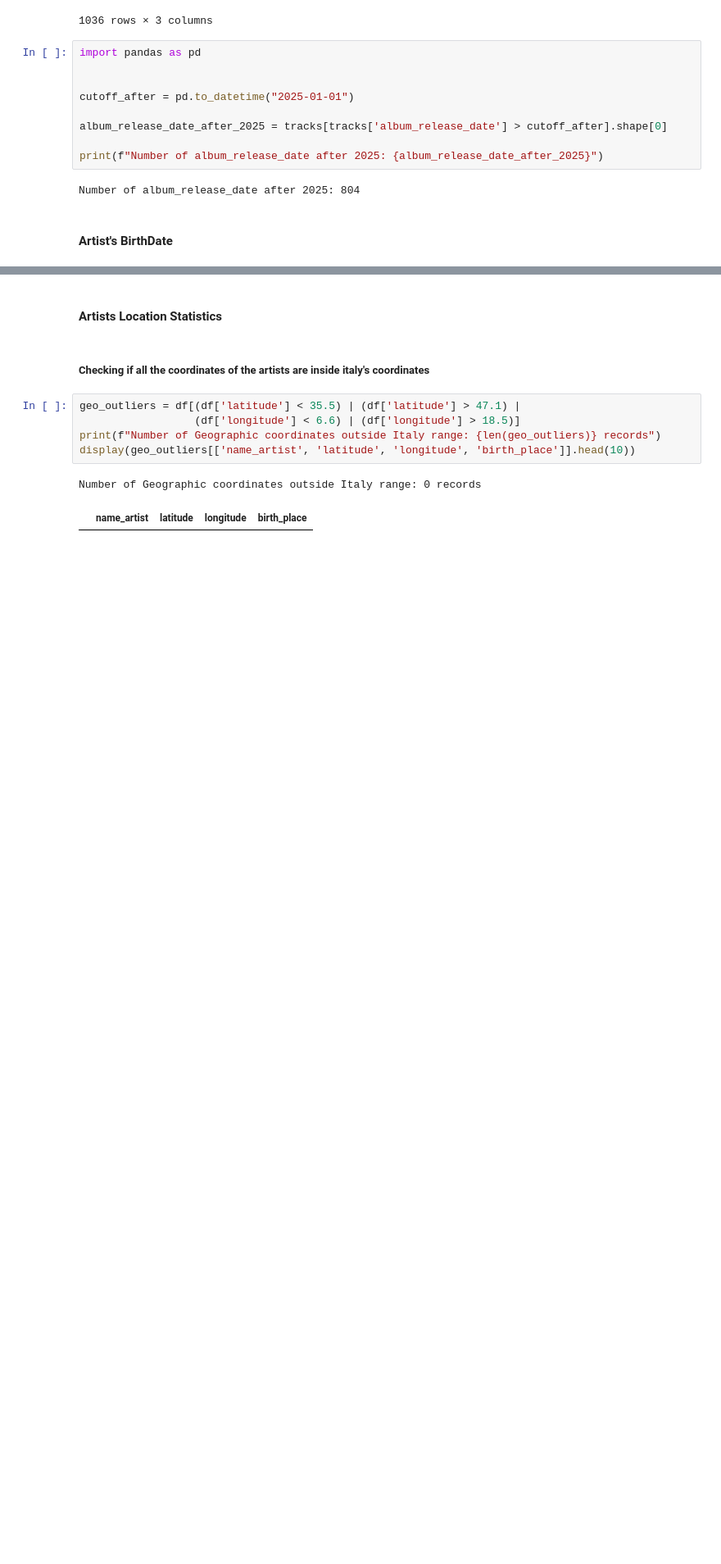
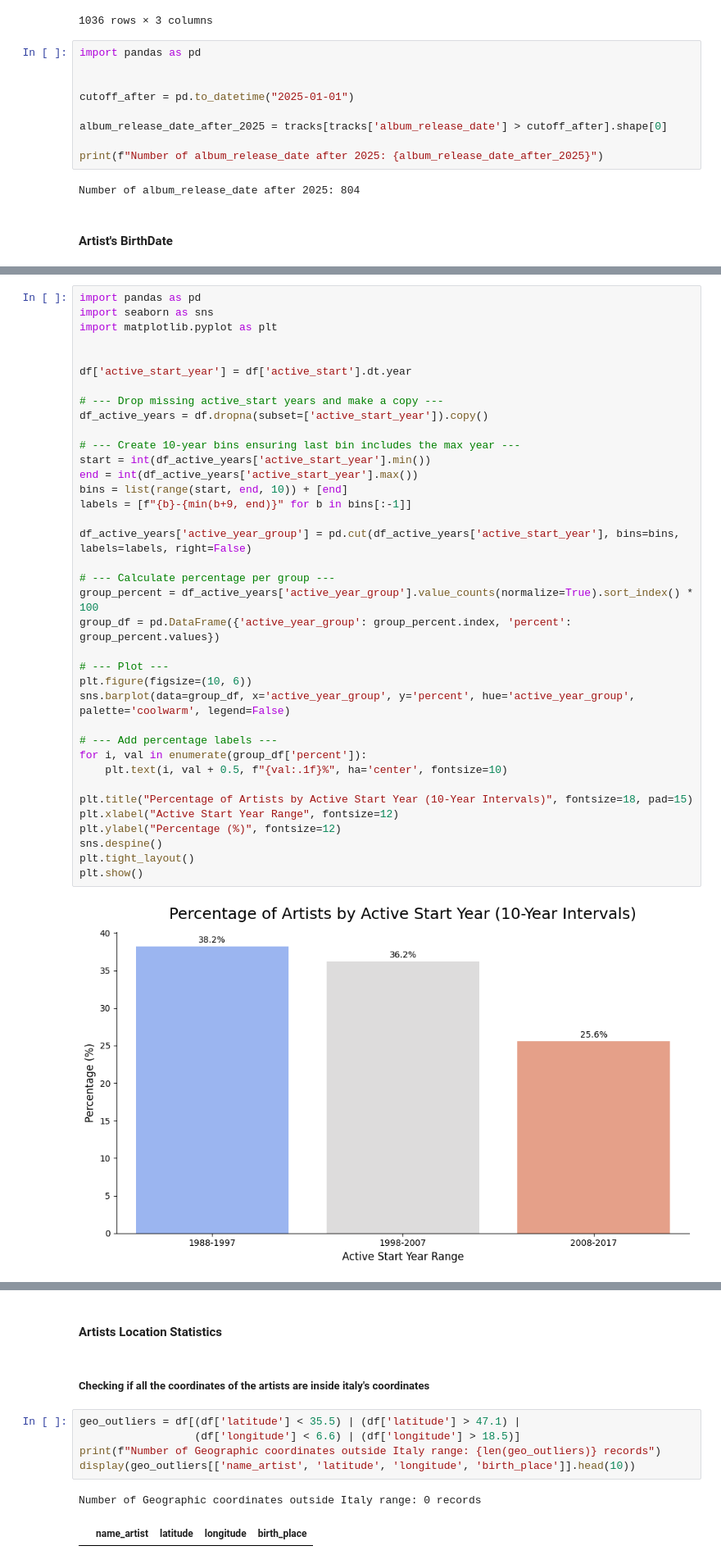
Before and after one commit to MichelaFaella/data_mining_project, a Jupyter notebook: mary.ipynb, the cells around one changed output, grey strips where cells are left out. Shown at 82% size. Cells and saved outputs as stored; diff of their text form; blank space fills up the shorter version.

```diff
--- a/mary.ipynb
+++ b/mary.ipynb
@@ -992,0 +1029,39 @@ Number of album_release_date after 2025: 804
+# %%
+import pandas as pd
+import seaborn as sns
+import matplotlib.pyplot as plt
+
+
+df['active_start_year'] = df['active_start'].dt.year
+
+# --- Drop missing active_start years and make a copy ---
+df_active_years = df.dropna(subset=['active_start_year']).copy()
+
+# --- Create 10-year bins ensuring last bin includes the max year ---
+start = int(df_active_years['active_start_year'].min())
+end = int(df_active_years['active_start_year'].max())
+bins = list(range(start, end, 10)) + [end]
+labels = [f"{b}-{min(b+9, end)}" for b in bins[:-1]]
+
+df_active_years['active_year_group'] = pd.cut(df_active_years['active_start_year'], bins=bins, labels=labels, right=False)
+
+# --- Calculate percentage per group ---
+group_percent = df_active_years['active_year_group'].value_counts(normalize=True).sort_index() * 100
+group_df = pd.DataFrame({'active_year_group': group_percent.index, 'percent': group_percent.values})
+
+# --- Plot ---
+plt.figure(figsize=(10, 6))
+sns.barplot(data=group_df, x='active_year_group', y='percent', hue='active_year_group', palette='coolwarm', legend=False)
+
+# --- Add percentage labels ---
+for i, val in enumerate(group_df['percent']):
+    plt.text(i, val + 0.5, f"{val:.1f}%", ha='center', fontsize=10)
+
+plt.title("Percentage of Artists by Active Start Year (10-Year Intervals)", fontsize=18, pad=15)
+plt.xlabel("Active Start Year Range", fontsize=12)
+plt.ylabel("Percentage (%)", fontsize=12)
+sns.despine()
+plt.tight_layout()
+plt.show()
+# %% [output]
+[figure, added]
```
Also changed, not shown: parts of 5 cells of this notebook.
